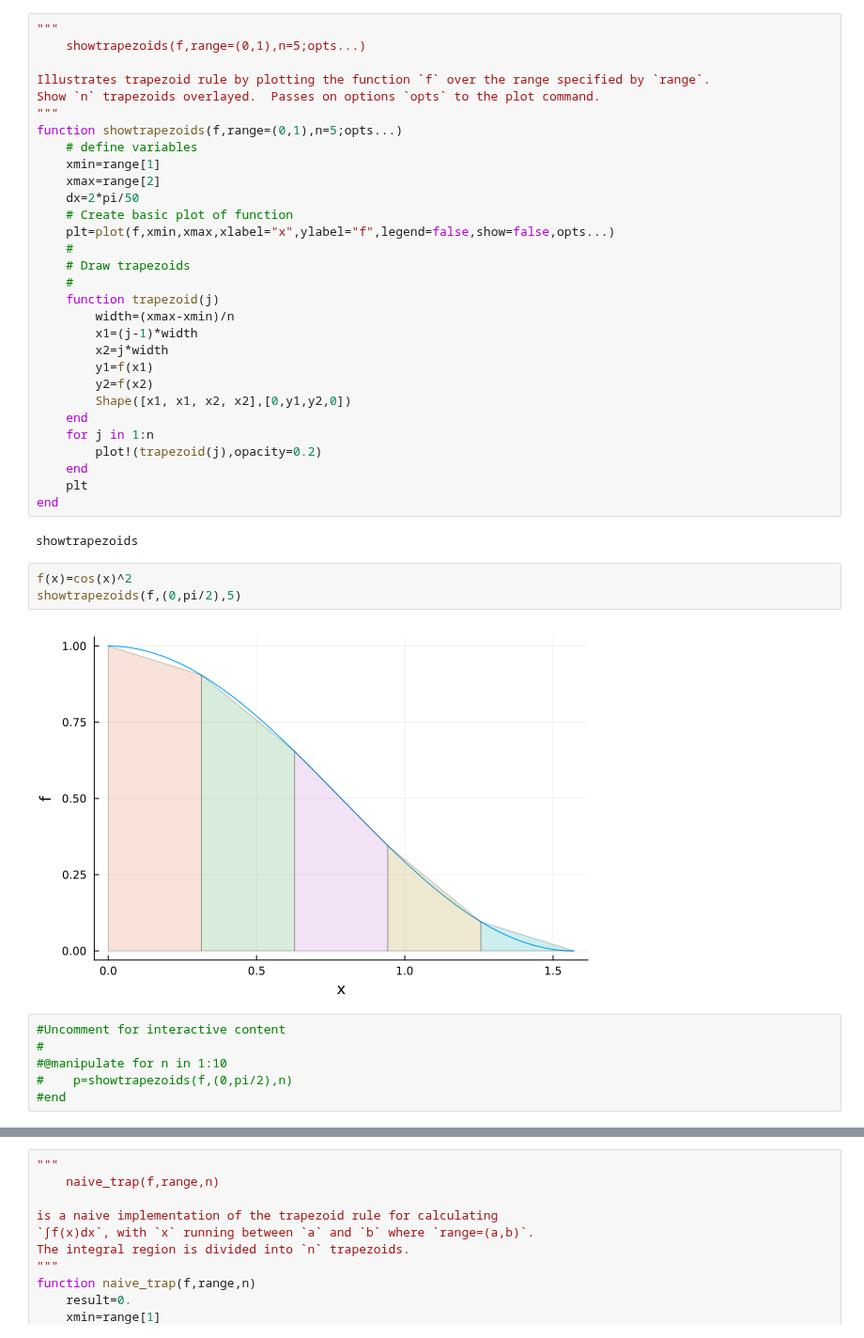
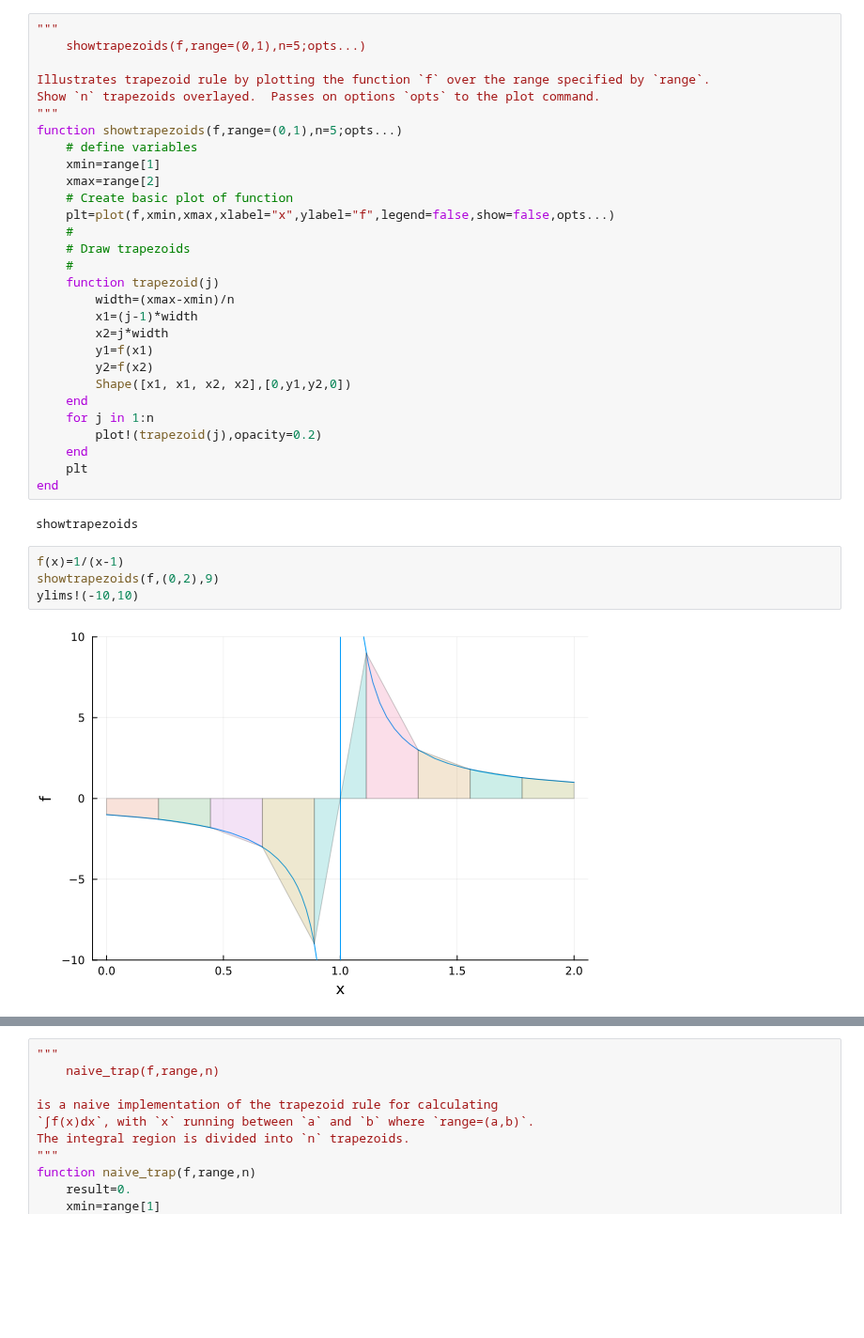
Before and after one commit to em256/phys4480, a Jupyter notebook: Period of a pendulum.ipynb, the cells around one changed output, grey strips where cells are left out. Shown at 94% size. Drawn from its saved outputs; the diff is of its cells as text; blank space fills up the shorter version.

```diff
--- a/Period of a pendulum.ipynb
+++ b/Period of a pendulum.ipynb
@@ -111,7 +107,6 @@ function showtrapezoids(f,range=(0,1),n=5;opts...)
     # define variables
     xmin=range[1]
     xmax=range[2]
-    dx=2*pi/50
     # Create basic plot of function
     plt=plot(f,xmin,xmax,xlabel="x",ylabel="f",legend=false,show=false,opts...)
     #
@@ -133,14 +128,9 @@ end
 # %% [output]
 showtrapezoids
 # %%
-f(x)=cos(x)^2
-showtrapezoids(f,(0,pi/2),5)
+f(x)=1/(x-1)
+showtrapezoids(f,(0,2),9)
+ylims!(-10,10)
 # %% [output]
-[figure, old version]
+[figure, new version]
-# %%
-#Uncomment for interactive content
-#
-#@manipulate for n in 1:10
-#    p=showtrapezoids(f,(0,pi/2),n)
-#end
 # %% [markdown]
```
Also changed, not shown: parts of 153 cells of this notebook.
